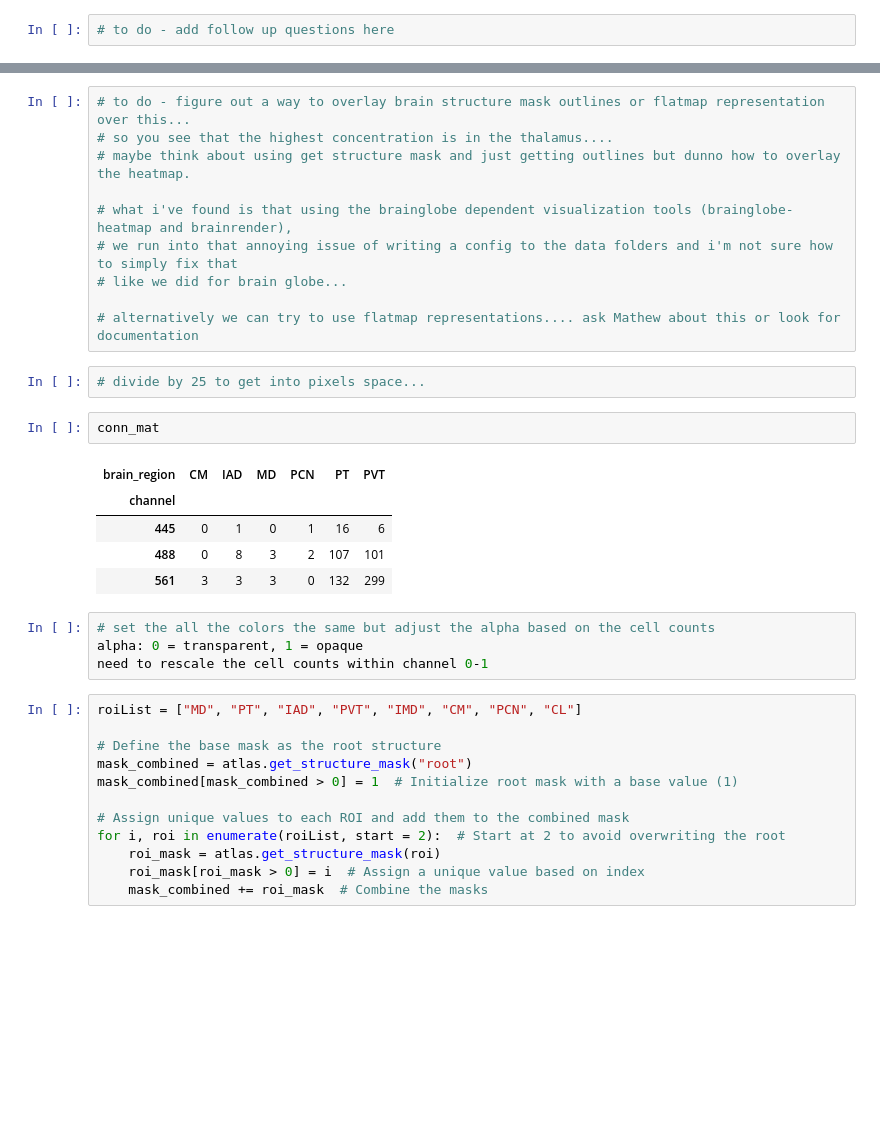
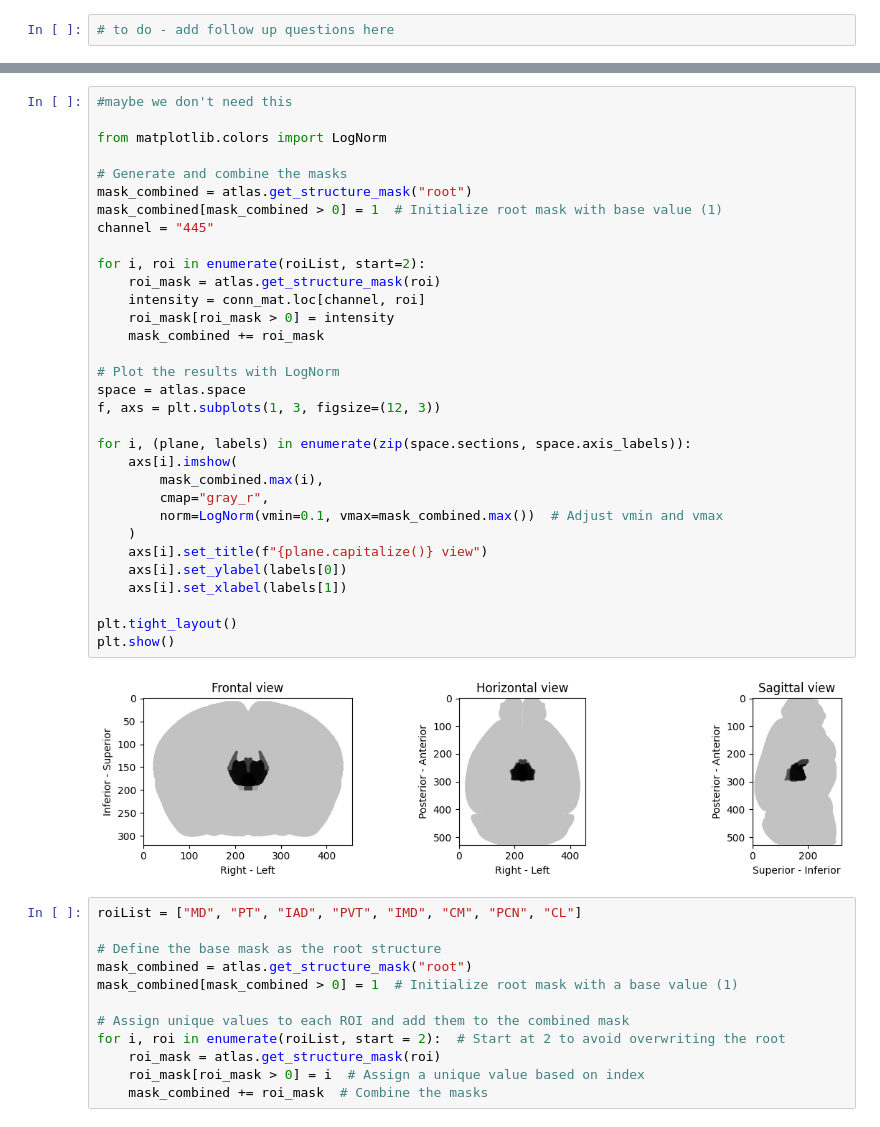
Before and after one commit to AllenNeuralDynamics/AIND-CNC-SmartSPIM-Workshop, a Jupyter notebook: code/Workshop Notebook V2.ipynb, the cells around one changed output, grey strips where cells are left out. Cells and saved outputs as stored; diff of their text form; blank space fills up the shorter version.

```diff
--- a/code/Workshop Notebook V2.ipynb
+++ b/code/Workshop Notebook V2.ipynb
@@ -298,27 +335,37 @@ plt.colorbar()
-# %%
-# to do - figure out a way to overlay brain structure mask outlines or flatmap representation over this...
-# so you see that the highest concentration is in the thalamus....
-# maybe think about using get structure mask and just getting outlines but dunno how to overlay the heatmap.
-
-# what i've found is that using the brainglobe dependent visualization tools (brainglobe-heatmap and brainrender),
-# we run into that annoying issue of writing a config to the data folders and i'm not sure how to simply fix that
-# like we did for brain globe...
-
-# alternatively we can try to use flatmap representations.... ask Mathew about this or look for documentation
-# %%
-# divide by 25 to get into pixels space...
-# %%
-conn_mat
-# %% [output]
-| brain_region | CM | IAD | MD | PCN | PT | PVT |
-| channel |  |  |  |  |  |  |
-| 445 | 0 | 1 | 0 | 1 | 16 | 6 |
-| 488 | 0 | 8 | 3 | 2 | 107 | 101 |
-| 561 | 3 | 3 | 3 | 0 | 132 | 299 |
-# %%
-# set the all the colors the same but adjust the alpha based on the cell counts
-alpha: 0 = transparent, 1 = opaque
-need to rescale the cell counts within channel 0-1
+# %%
+#maybe we don't need this
+
+from matplotlib.colors import LogNorm
+
+# Generate and combine the masks
+mask_combined = atlas.get_structure_mask("root")
+mask_combined[mask_combined > 0] = 1  # Initialize root mask with base value (1)
+channel = "445"
+
+for i, roi in enumerate(roiList, start=2):
+    roi_mask = atlas.get_structure_mask(roi)
+    intensity = conn_mat.loc[channel, roi]
+    roi_mask[roi_mask > 0] = intensity
+    mask_combined += roi_mask
+
+# Plot the results with LogNorm
+space = atlas.space
+f, axs = plt.subplots(1, 3, figsize=(12, 3))
+
+for i, (plane, labels) in enumerate(zip(space.sections, space.axis_labels)):
+    axs[i].imshow(
+        mask_combined.max(i),
+        cmap="gray_r",
+        norm=LogNorm(vmin=0.1, vmax=mask_combined.max())  # Adjust vmin and vmax
+    )
+    axs[i].set_title(f"{plane.capitalize()} view")
+    axs[i].set_ylabel(labels[0])
+    axs[i].set_xlabel(labels[1])
+
+plt.tight_layout()
+plt.show()
+# %% [output]
+[figure, added]
 # %%
 roiList = ["MD", "PT", "IAD", "PVT", "IMD", "CM", "PCN", "CL"]
 
```
Also changed, not shown: parts of 23 cells of this notebook.
